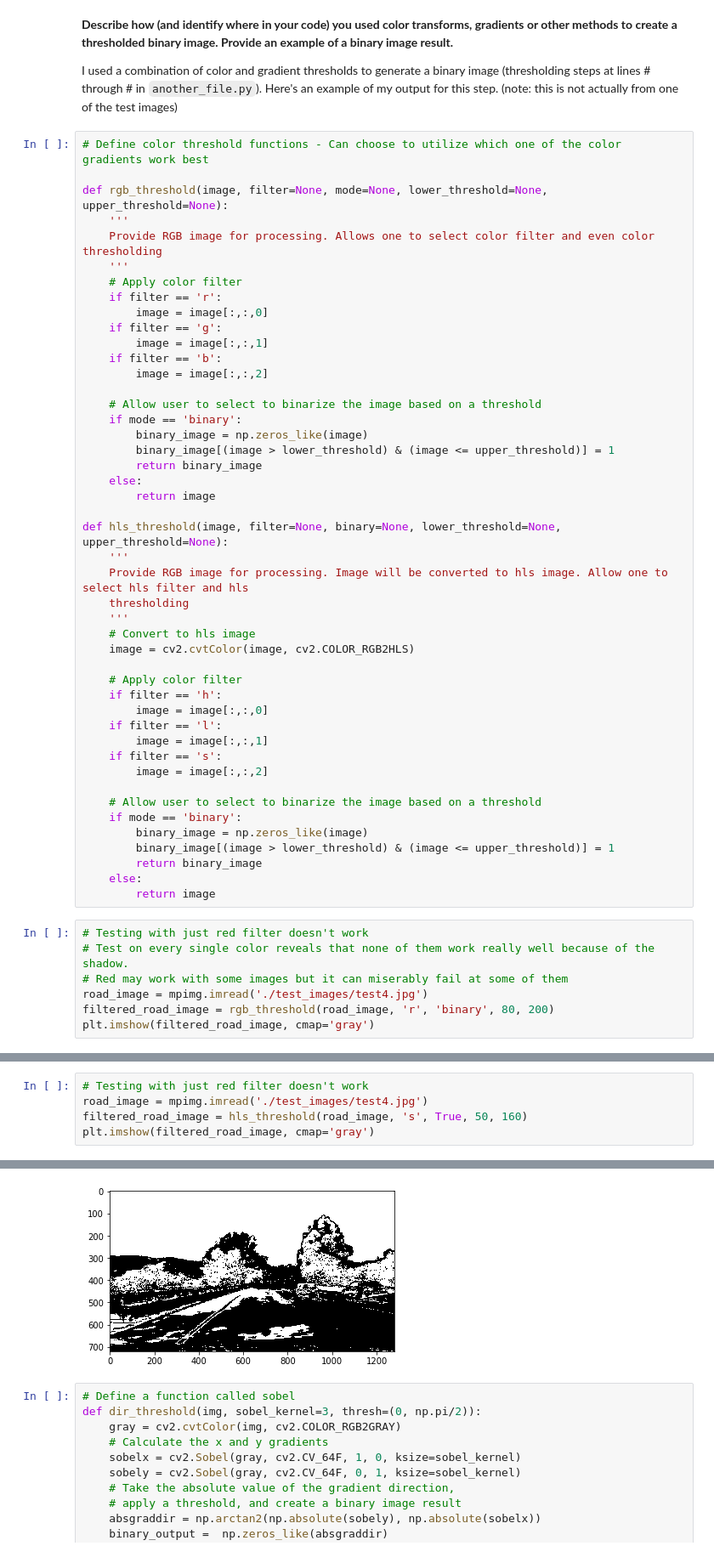
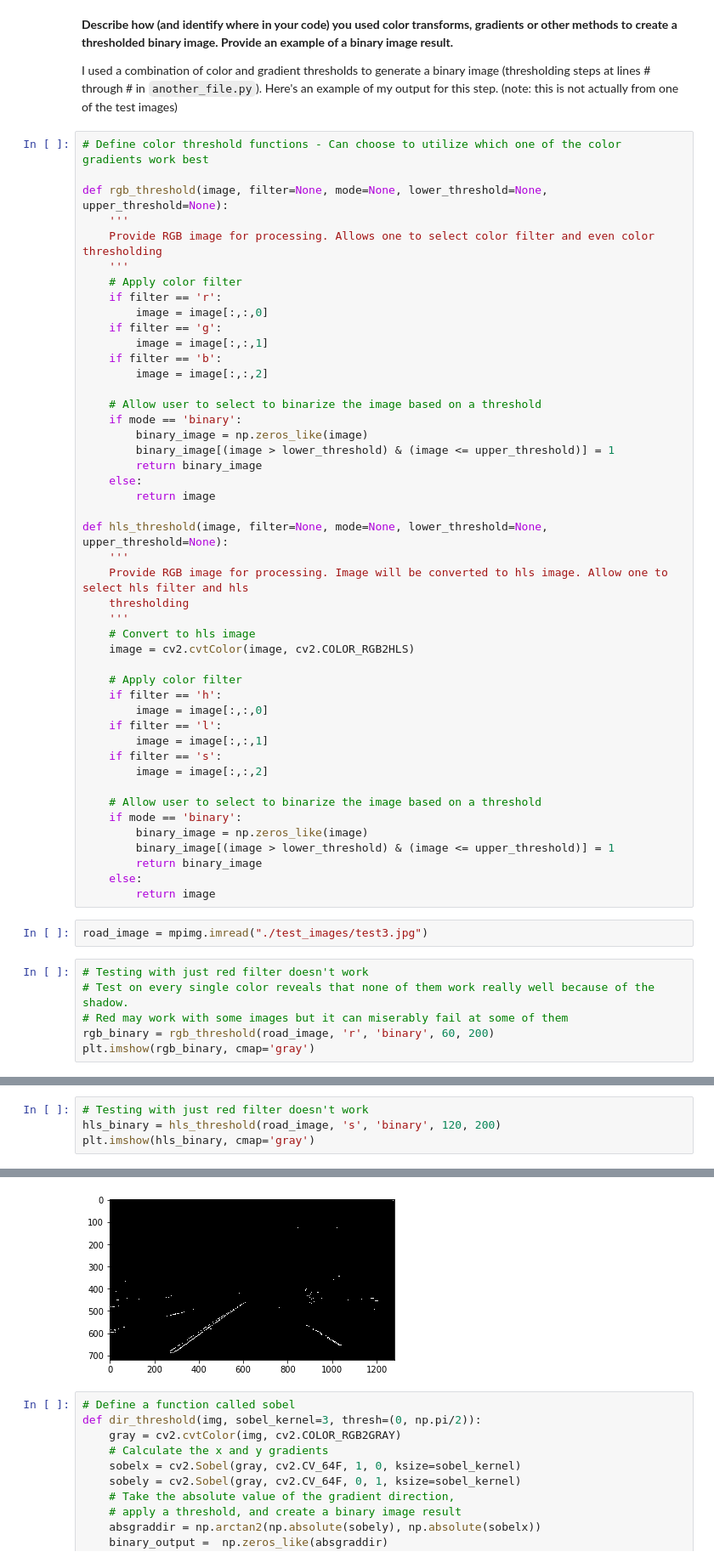
Before and after one commit to hairizuanbinnoorazman/CarND-Advanced-Lane-Lines, a Jupyter notebook: Advanced Lane Finding.ipynb, the cells around one changed output, grey strips where cells are left out. Shown: that part at 85% size. Drawn from its saved outputs; the diff is of its cells as text.

```diff
--- a/Advanced Lane Finding.ipynb
+++ b/Advanced Lane Finding.ipynb
@@ -176,7 +176,7 @@ def rgb_threshold(image, filter=None, mode=None, lower_threshold=None, upper_thr
     else:
         return image
 
-def hls_threshold(image, filter=None, binary=None, lower_threshold=None, upper_threshold=None):
+def hls_threshold(image, filter=None, mode=None, lower_threshold=None, upper_threshold=None):
     '''
     Provide RGB image for processing. Image will be converted to hls image. Allow one to select hls filter and hls
     thresholding
@@ -199,12 +199,13 @@ def hls_threshold(image, filter=None, binary=None, lower_threshold=None, upper_t
         return binary_image
     else:
         return image
+# %%
+road_image = mpimg.imread("./test_images/test3.jpg")
 # %%
 # Testing with just red filter doesn't work
 # Test on every single color reveals that none of them work really well because of the shadow.
 # Red may work with some images but it can miserably fail at some of them
-road_image = mpimg.imread('./test_images/test4.jpg')
-filtered_road_image = rgb_threshold(road_image, 'r', 'binary', 80, 200)
-plt.imshow(filtered_road_image, cmap='gray')
+rgb_binary = rgb_threshold(road_image, 'r', 'binary', 60, 200)
+plt.imshow(rgb_binary, cmap='gray')
 # %% [output]
 <matplotlib.image.AxesImage at 0x...>
@@ -212,6 +213,5 @@ plt.imshow(filtered_road_image, cmap='gray')
 # %%
 # Testing with just red filter doesn't work
-road_image = mpimg.imread('./test_images/test4.jpg')
-filtered_road_image = hls_threshold(road_image, 's', True, 50, 160)
-plt.imshow(filtered_road_image, cmap='gray')
+hls_binary = hls_threshold(road_image, 's', 'binary', 120, 200)
+plt.imshow(hls_binary, cmap='gray')
 # %% [output]
@@ -220,4 +219,4 @@ plt.imshow(filtered_road_image, cmap='gray')
-[figure, old version]
+[figure, new version]
 # %%
 # Define a function called sobel
 def dir_threshold(img, sobel_kernel=3, thresh=(0, np.pi/2)):
```
Also changed, not shown: parts of 9 cells of this notebook.
